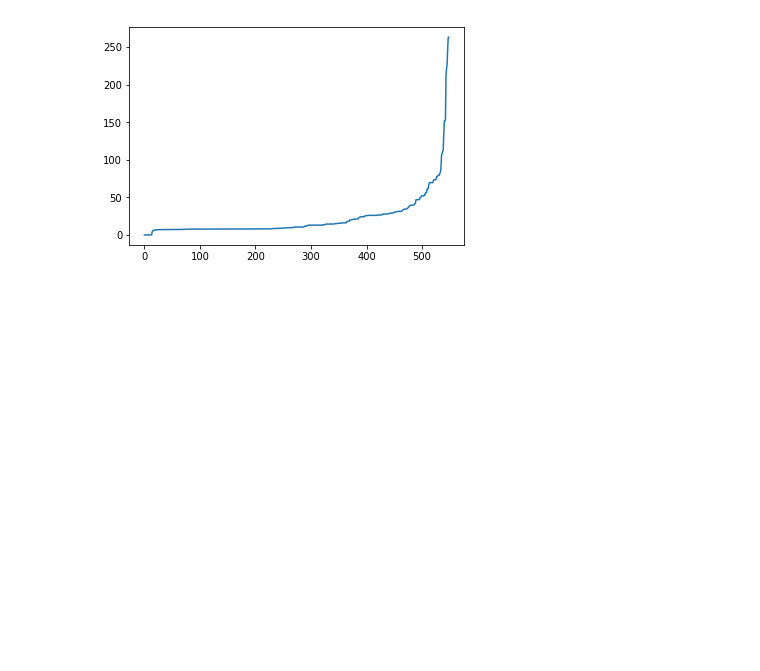
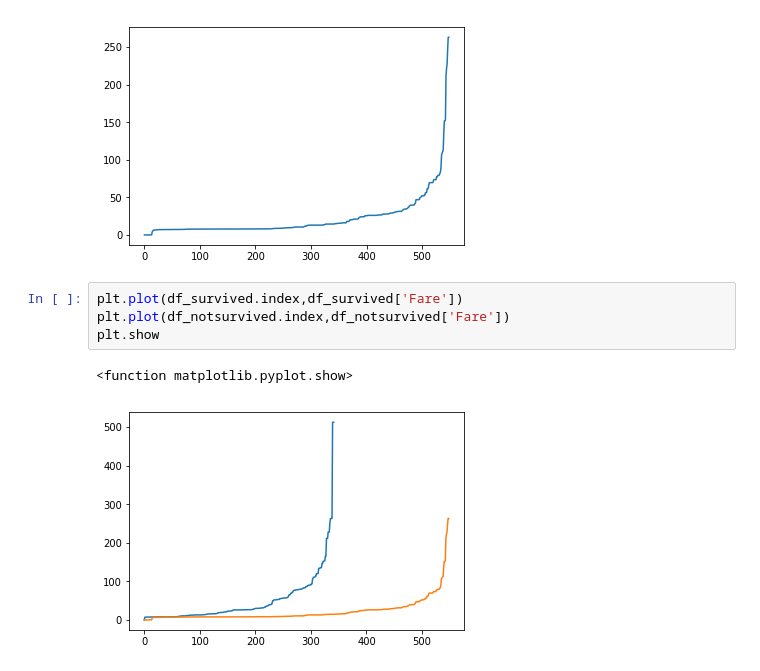
Before and after one commit to Ishanvaid9/acadview_assignment, a Jupyter notebook: test file.ipynb, the cells around one changed output. Saved outputs shown, nothing was run; the diff lists cells and outputs as text; blank space fills up the shorter version.

```diff
--- a/test file.ipynb
+++ b/test file.ipynb
@@ -82,3 +66,10 @@ plt.plot(df_notsurvived.index,df_notsurvived['Fare'])
 # %% [output]
 [<matplotlib.lines.Line2D at 0x...>]
 [figure]
+# %%
+plt.plot(df_survived.index,df_survived['Fare'])
+plt.plot(df_notsurvived.index,df_notsurvived['Fare'])
+plt.show
+# %% [output]
+<function matplotlib.pyplot.show>
+[figure, added]
```
Also changed, not shown: parts of 2 cells of this notebook.
